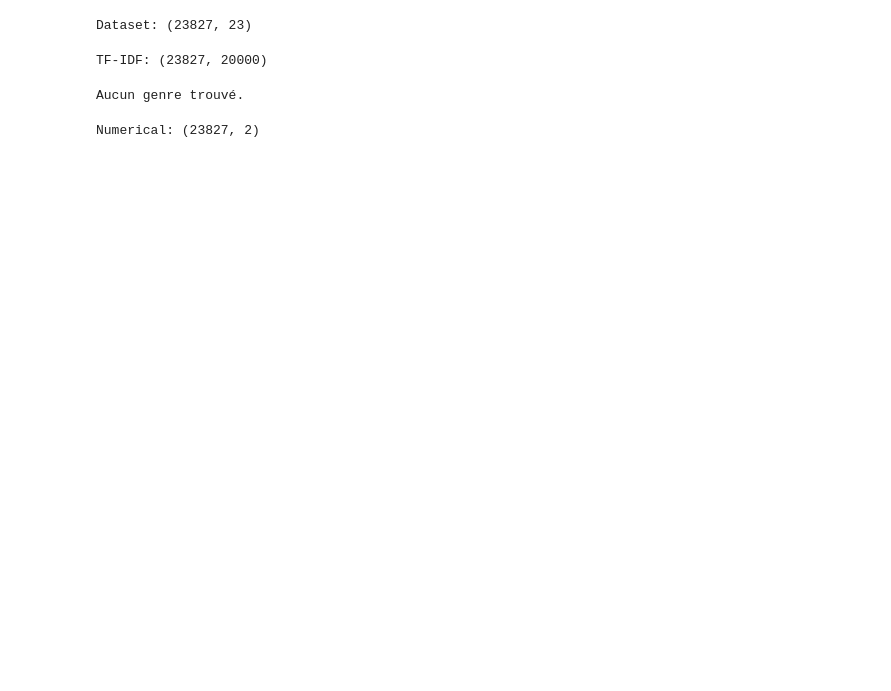
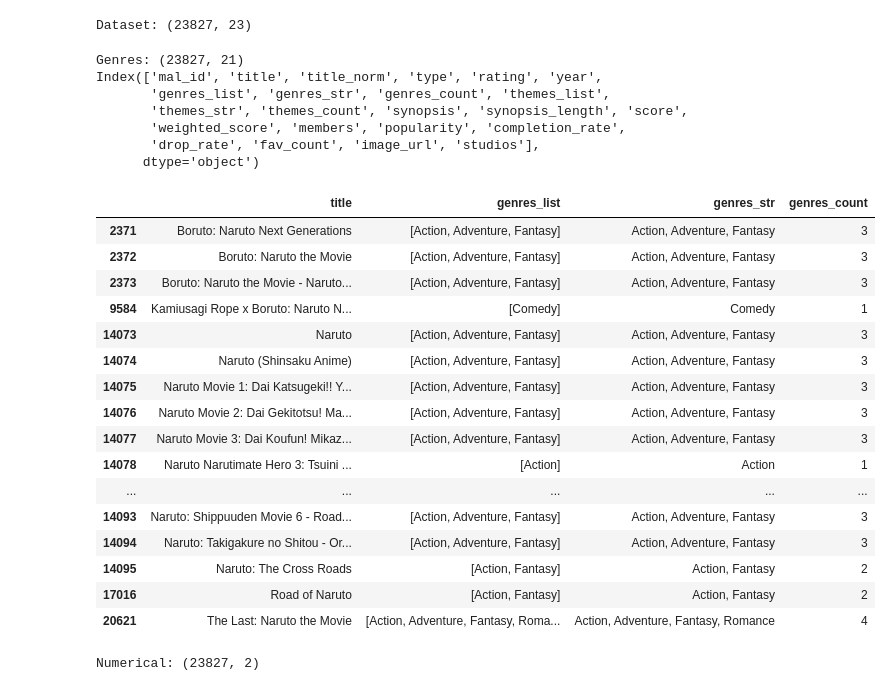
Before and after one commit to daive-masi/anime-recommender-, a Jupyter notebook: notebooks/04_train_content_light.ipynb, the cells around one changed output. Drawn from its saved outputs; the diff is of its cells as text; code cells hidden in the pictures; blank space fills up the shorter version.

```diff
--- a/notebooks/04_train_content_light.ipynb
+++ b/notebooks/04_train_content_light.ipynb
@@ -92,6 +95,26 @@ df = df.dropna(subset=["synopsis"])
 print("Dataset:", df.shape)
 # %% [output]
 Dataset: (23827, 23)
+# %%
+# Normalisation de la colonne genre
+import ast
+
+def fix_list(x):
+    if isinstance(x, str):
+        try:
+            return ast.literal_eval(x)
+        except:
+            return []
+    return x
+
+df["genres_list"] = df["genres_list"].apply(fix_list)
+df["genres_list"] = df["genres_list"].apply(lambda lst: [g.strip() for g in lst])
+df["genres_str"] = df["genres_list"].apply(lambda lst: ", ".join(lst))
+
+from sklearn.preprocessing import MultiLabelBinarizer
+
+mlb = MultiLabelBinarizer()
+genre_sparse = mlb.fit_transform(df["genres_list"])
 # %%
 # ============================================================
 # Run directory
@@ -113,28 +147,55 @@ vectorizer = TfidfVectorizer(
     stop_words="english"
 )
 
-tfidf_matrix = vectorizer.fit_transform(df["synopsis"])
-print("TF-IDF:", tfidf_matrix.shape)
+tfidf = TfidfVectorizer(max_features=20000)
+tfidf_matrix = tfidf.fit_transform(df["synopsis"].fillna(""))
-# %% [output]
-TF-IDF: (23827, 20000)
 # %%
 # ============================================================
 # 2. One-Hot Genres
 # ============================================================
 
-if "genres" in df.columns:
-    genre_matrix = df["genres"].fillna("").str.get_dummies(sep=", ")
+if "genres_str" in df.columns:
+    genre_matrix = df["genres_str"].fillna("").str.get_dummies(sep=", ")
 else:
     genre_matrix = pd.DataFrame()
-
 if len(genre_matrix) > 0:
     genre_sparse = sparse.csr_matrix(genre_matrix.values)
     print("Genres:", genre_sparse.shape)
 else:
     genre_sparse = None
     print("Aucun genre trouvé.")
+
+print(df.columns)
+df["genres_str"].head()
+df["genres_str"].str.get_dummies(sep=", ").head()
+df.loc[df["title"].str.contains("Naruto", case=False)][[
+    "title", "genres_list", "genres_str", "genres_count"
+]]
 # %% [output]
-Aucun genre trouvé.
+Genres: (23827, 21)
+Index(['mal_id', 'title', 'title_norm', 'type', 'rating', 'year',
+       'genres_list', 'genres_str', 'genres_count', 'themes_list',
+       'themes_str', 'themes_count', 'synopsis', 'synopsis_length', 'score',
+       'weighted_score', 'members', 'popularity', 'completion_rate',
+       'drop_rate', 'fav_count', 'image_url', 'studios'],
+      dtype='object')
+|  | title | genres_list | genres_str | genres_count |
+| 2371 | Boruto: Naruto Next Generations | [Action, Adventure, Fantasy] | Action, Adventure, Fantasy | 3 |
+| 2372 | Boruto: Naruto the Movie | [Action, Adventure, Fantasy] | Action, Adventure, Fantasy | 3 |
+| 2373 | Boruto: Naruto the Movie - Naruto... | [Action, Adventure, Fantasy] | Action, Adventure, Fantasy | 3 |
+| 9584 | Kamiusagi Rope x Boruto: Naruto N... | [Comedy] | Comedy | 1 |
+| 14073 | Naruto | [Action, Adventure, Fantasy] | Action, Adventure, Fantasy | 3 |
+| 14074 | Naruto (Shinsaku Anime) | [Action, Adventure, Fantasy] | Action, Adventure, Fantasy | 3 |
+| 14075 | Naruto Movie 1: Dai Katsugeki!! Y... | [Action, Adventure, Fantasy] | Action, Adventure, Fantasy | 3 |
+| 14076 | Naruto Movie 2: Dai Gekitotsu! Ma... | [Action, Adventure, Fantasy] | Action, Adventure, Fantasy | 3 |
+| 14077 | Naruto Movie 3: Dai Koufun! Mikaz... | [Action, Adventure, Fantasy] | Action, Adventure, Fantasy | 3 |
+| 14078 | Naruto Narutimate Hero 3: Tsuini ... | [Action] | Action | 1 |
+| ... | ... | ... | ... | ... |
+| 14093 | Naruto: Shippuuden Movie 6 - Road... | [Action, Adventure, Fantasy] | Action, Adventure, Fantasy | 3 |
+| 14094 | Naruto: Takigakure no Shitou - Or... | [Action, Adventure, Fantasy] | Action, Adventure, Fantasy | 3 |
+| 14095 | Naruto: The Cross Roads | [Action, Fantasy] | Action, Fantasy | 2 |
+| 17016 | Road of Naruto | [Action, Fantasy] | Action, Fantasy | 2 |
+| 20621 | The Last: Naruto the Movie | [Action, Adventure, Fantasy, Roma... | Action, Adventure, Fantasy, Romance | 4 |
 # %%
 # ============================================================
 # 3. Features numériques (normalisées)
```
Also changed, not shown: parts of 24 cells of this notebook, 19 other files.
